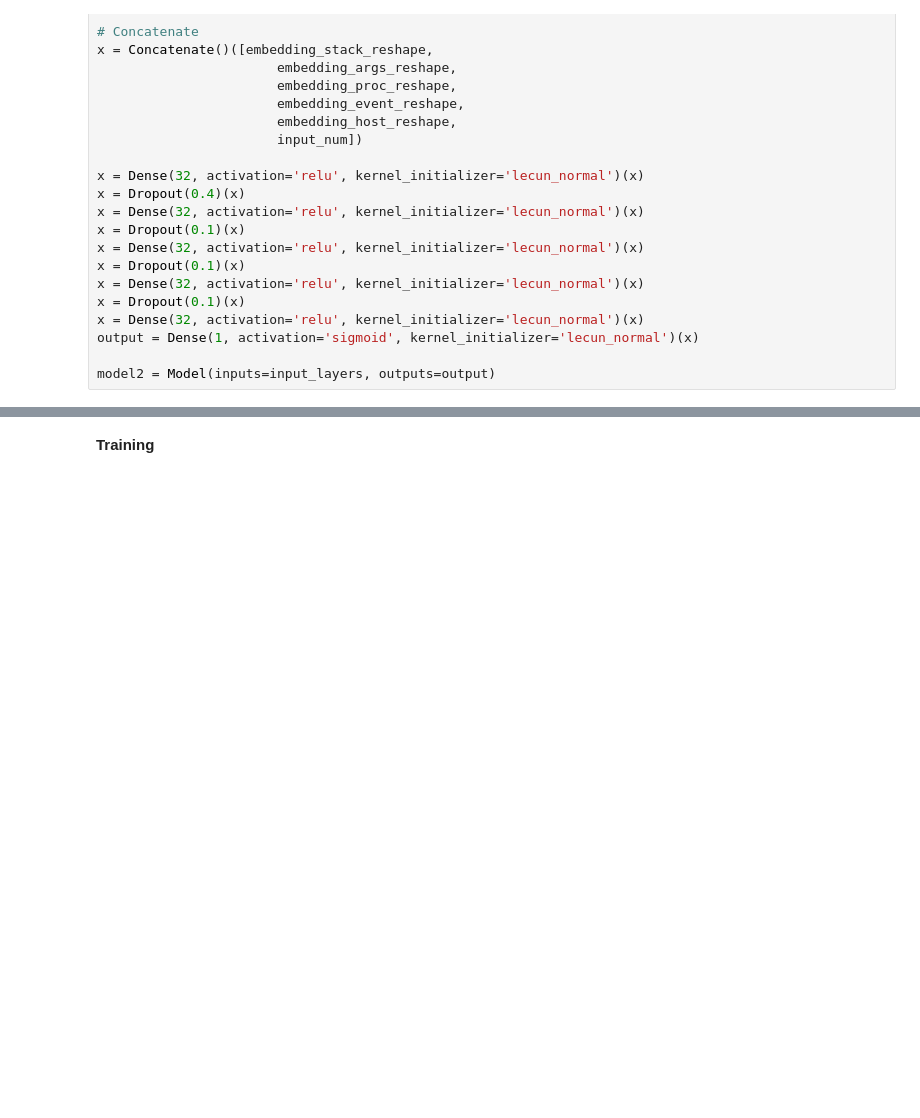
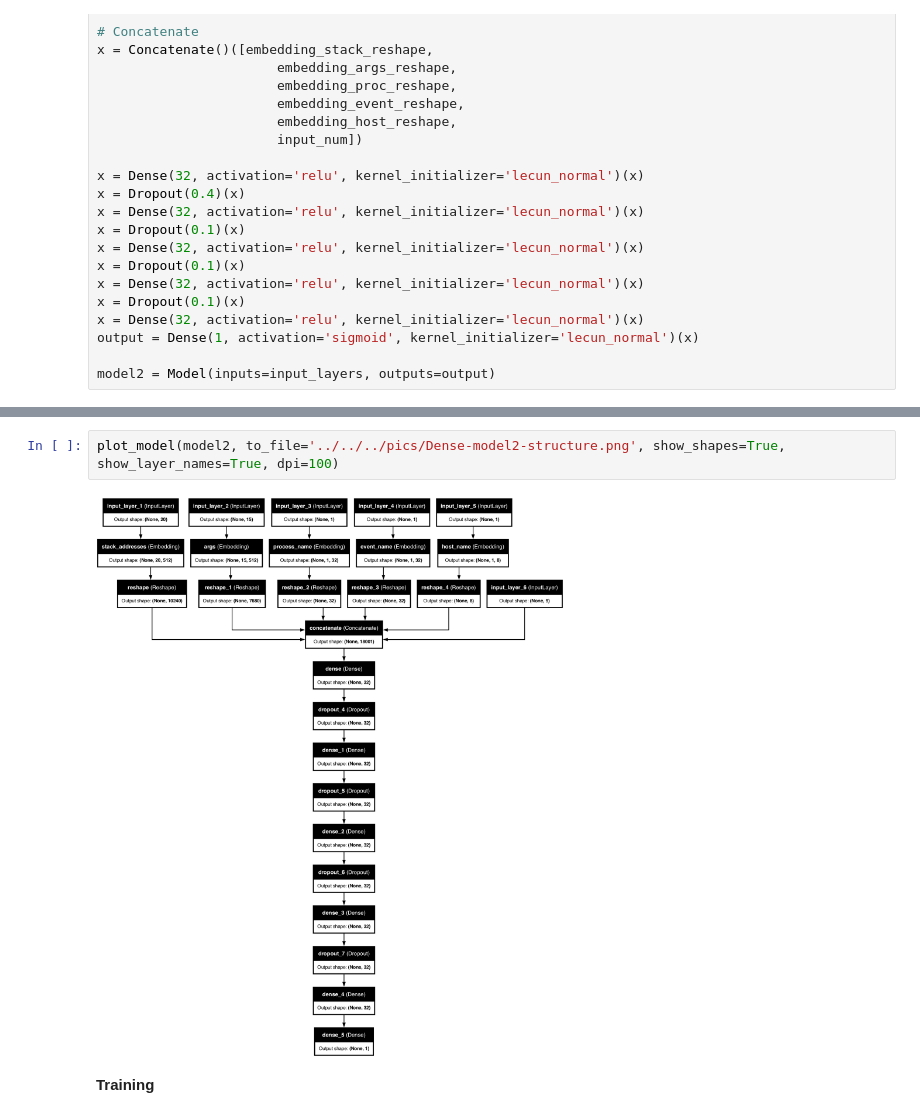
Before and after one commit to moryba/Beth-project, a Jupyter notebook: Models/Neural network/Dense/Dense model.ipynb, the cells around one changed output, grey strips where cells are left out. Cells and saved outputs as stored; diff of their text form; blank space fills up the shorter version.

```diff
--- a/Models/Neural network/Dense/Dense model.ipynb
+++ b/Models/Neural network/Dense/Dense model.ipynb
@@ -639,6 +643,10 @@ Model: "functional_20"
  Total params: 18,561,001 (70.80 MB)
  Trainable params: 18,561,001 (70.80 MB)
  Non-trainable params: 0 (0.00 B)
+# %%
+plot_model(model2, to_file='../../../pics/Dense-model2-structure.png', show_shapes=True, show_layer_names=True, dpi=100)
+# %% [output]
+[figure, added]
 # %% [markdown]
 **Training**
 # %%
```
Also changed, not shown: parts of 13 cells of this notebook, 5 other files.
